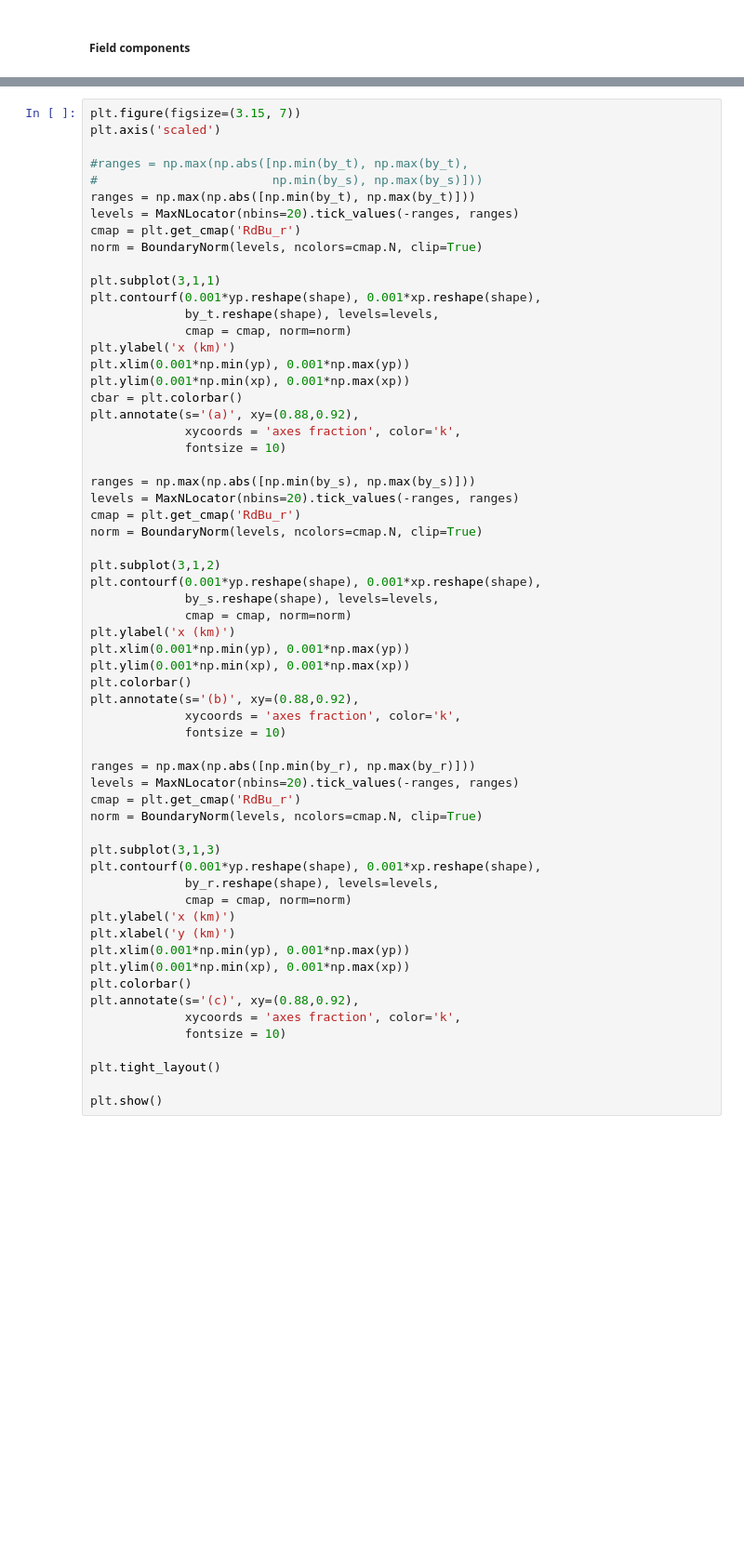
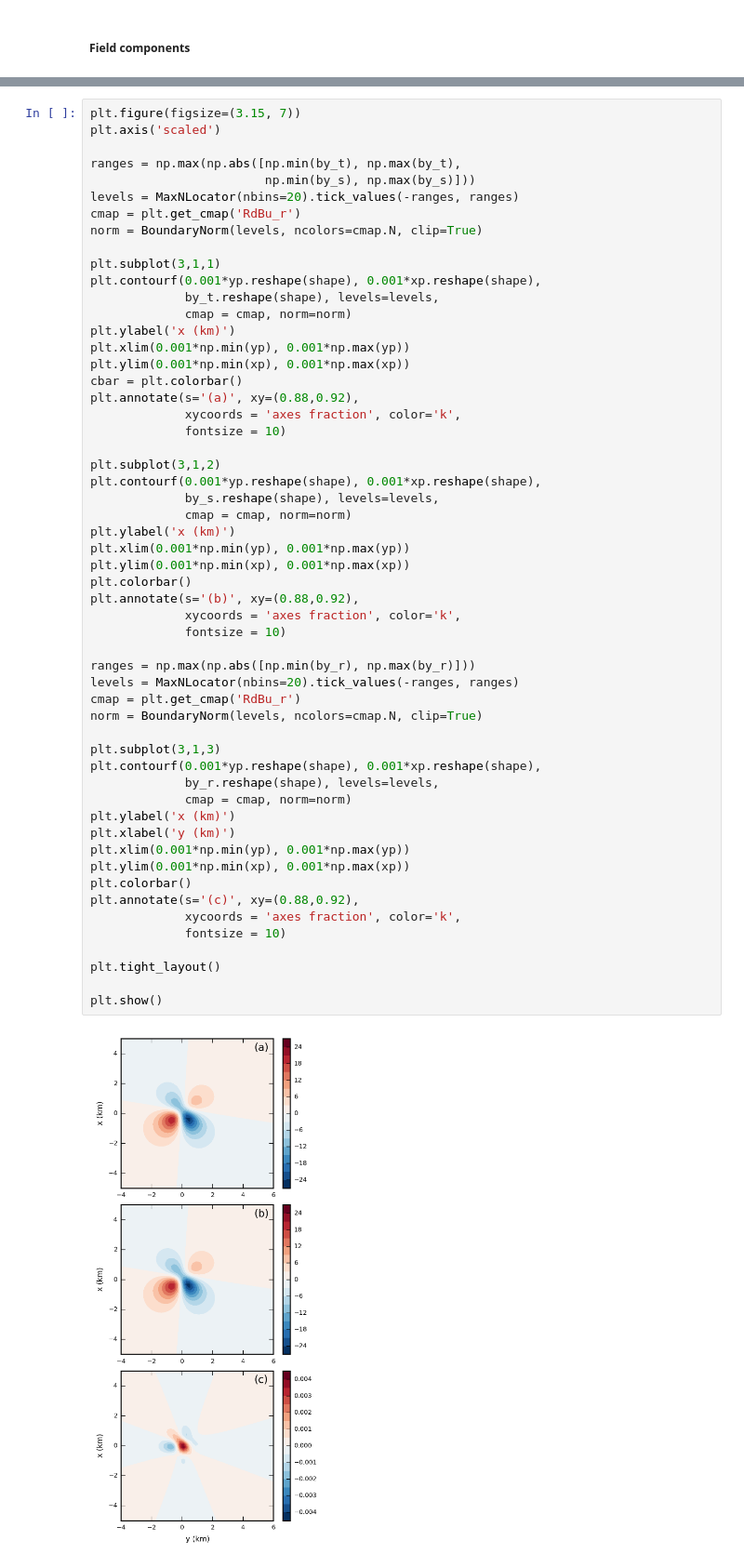
Before and after one commit to pinga-lab/magnetic-ellipsoid, a Jupyter notebook: code/comparison_triaxial_sphere.ipynb, the cells around one changed output, grey strips where cells are left out. Shown at 93% size. Cells and saved outputs as stored; diff of their text form; blank space fills up the shorter version.

```diff
--- a/code/comparison_triaxial_sphere.ipynb
+++ b/code/comparison_triaxial_sphere.ipynb
@@ -240,9 +216,8 @@ SyntaxError: invalid syntax (<ipython-input-14-a1e3cb40c837>, line 1)
 plt.figure(figsize=(3.15, 7))
 plt.axis('scaled')
 
-#ranges = np.max(np.abs([np.min(by_t), np.max(by_t),
-#                        np.min(by_s), np.max(by_s)]))
-ranges = np.max(np.abs([np.min(by_t), np.max(by_t)]))
+ranges = np.max(np.abs([np.min(by_t), np.max(by_t),
+                        np.min(by_s), np.max(by_s)]))
 levels = MaxNLocator(nbins=20).tick_values(-ranges, ranges)
 cmap = plt.get_cmap('RdBu_r')
 norm = BoundaryNorm(levels, ncolors=cmap.N, clip=True)
@@ -258,11 +233,6 @@ cbar = plt.colorbar()
 plt.annotate(s='(a)', xy=(0.88,0.92),
              xycoords = 'axes fraction', color='k',
              fontsize = 10)
-
-ranges = np.max(np.abs([np.min(by_s), np.max(by_s)]))
-levels = MaxNLocator(nbins=20).tick_values(-ranges, ranges)
-cmap = plt.get_cmap('RdBu_r')
-norm = BoundaryNorm(levels, ncolors=cmap.N, clip=True)
 
 plt.subplot(3,1,2)
 plt.contourf(0.001*yp.reshape(shape), 0.001*xp.reshape(shape),
@@ -270,33 +240,35 @@ plt.contourf(0.001*yp.reshape(shape), 0.001*xp.reshape(shape),
              cmap = cmap, norm=norm)
 plt.ylabel('x (km)')
 plt.xlim(0.001*np.min(yp), 0.001*np.max(yp))
 plt.ylim(0.001*np.min(xp), 0.001*np.max(xp))
 plt.colorbar()
 plt.annotate(s='(b)', xy=(0.88,0.92),
              xycoords = 'axes fraction', color='k',
              fontsize = 10)
 
 ranges = np.max(np.abs([np.min(by_r), np.max(by_r)]))
 levels = MaxNLocator(nbins=20).tick_values(-ranges, ranges)
 cmap = plt.get_cmap('RdBu_r')
 norm = BoundaryNorm(levels, ncolors=cmap.N, clip=True)
 
 plt.subplot(3,1,3)
 plt.contourf(0.001*yp.reshape(shape), 0.001*xp.reshape(shape),
              by_r.reshape(shape), levels=levels,
              cmap = cmap, norm=norm)
 plt.ylabel('x (km)')
 plt.xlabel('y (km)')
 plt.xlim(0.001*np.min(yp), 0.001*np.max(yp))
 plt.ylim(0.001*np.min(xp), 0.001*np.max(xp))
 plt.colorbar()
 plt.annotate(s='(c)', xy=(0.88,0.92),
              xycoords = 'axes fraction', color='k',
              fontsize = 10)
 
 plt.tight_layout()
 
 plt.show()
+# %% [output]
+[figure, added]
 # %%
 plt.figure(figsize=(3.15, 7))
 plt.axis('scaled')
```
Also changed, not shown: parts of 11 cells of this notebook, 4 other files.
